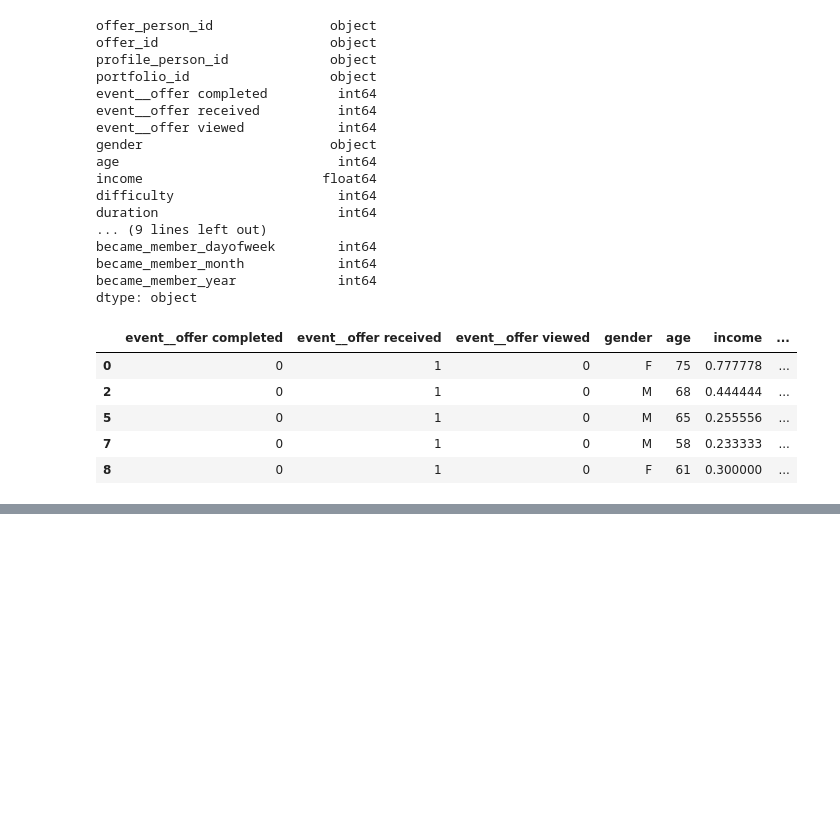
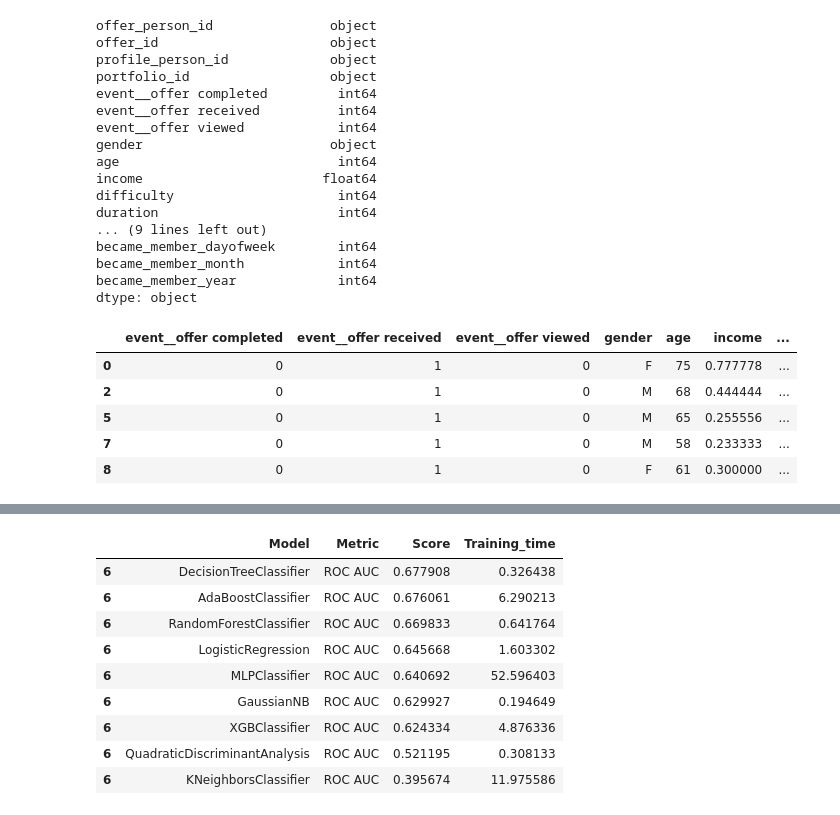
Before and after one commit to jmnickerson05/udacity_starbucks_capstone, a Jupyter notebook: Starbucks_Capstone_notebook.ipynb, the cells around one changed output, grey strips where cells are left out. Cells and saved outputs as stored; diff of their text form; code cells hidden in the pictures; blank space fills up the shorter version.

```diff
--- a/Starbucks_Capstone_notebook.ipynb
+++ b/Starbucks_Capstone_notebook.ipynb
@@ -755,0 +807,13 @@ dtype: object
+# %%
+results_df.sort_values(by='Score', ascending=False).query("Metric == 'ROC AUC'")
+# %% [output]
+|  | Model | Metric | Score | Training_time |
+| 6 | DecisionTreeClassifier | ROC AUC | 0.677908 | 0.326438 |
+| 6 | AdaBoostClassifier | ROC AUC | 0.676061 | 6.290213 |
+| 6 | RandomForestClassifier | ROC AUC | 0.669833 | 0.641764 |
+| 6 | LogisticRegression | ROC AUC | 0.645668 | 1.603302 |
+| 6 | MLPClassifier | ROC AUC | 0.640692 | 52.596403 |
+| 6 | GaussianNB | ROC AUC | 0.629927 | 0.194649 |
+| 6 | XGBClassifier | ROC AUC | 0.624334 | 4.876336 |
+| 6 | QuadraticDiscriminantAnalysis | ROC AUC | 0.521195 | 0.308133 |
+| 6 | KNeighborsClassifier | ROC AUC | 0.395674 | 11.975586 |
```
Also changed, not shown: parts of 37 cells of this notebook, 1 other file.
